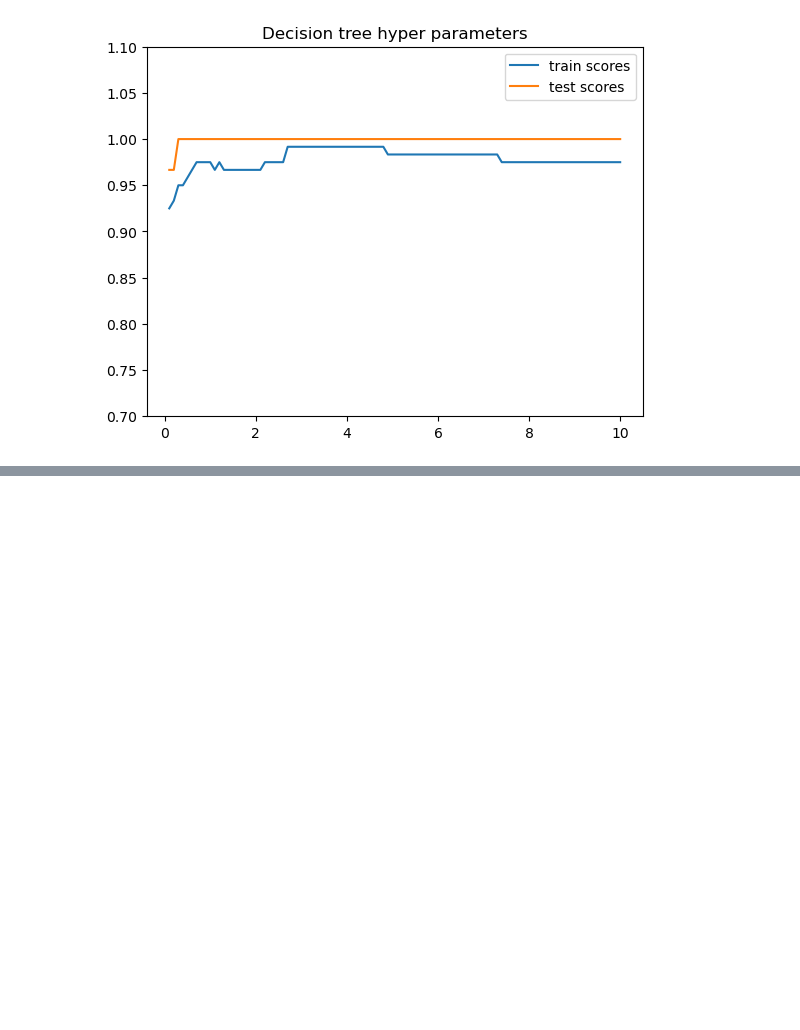
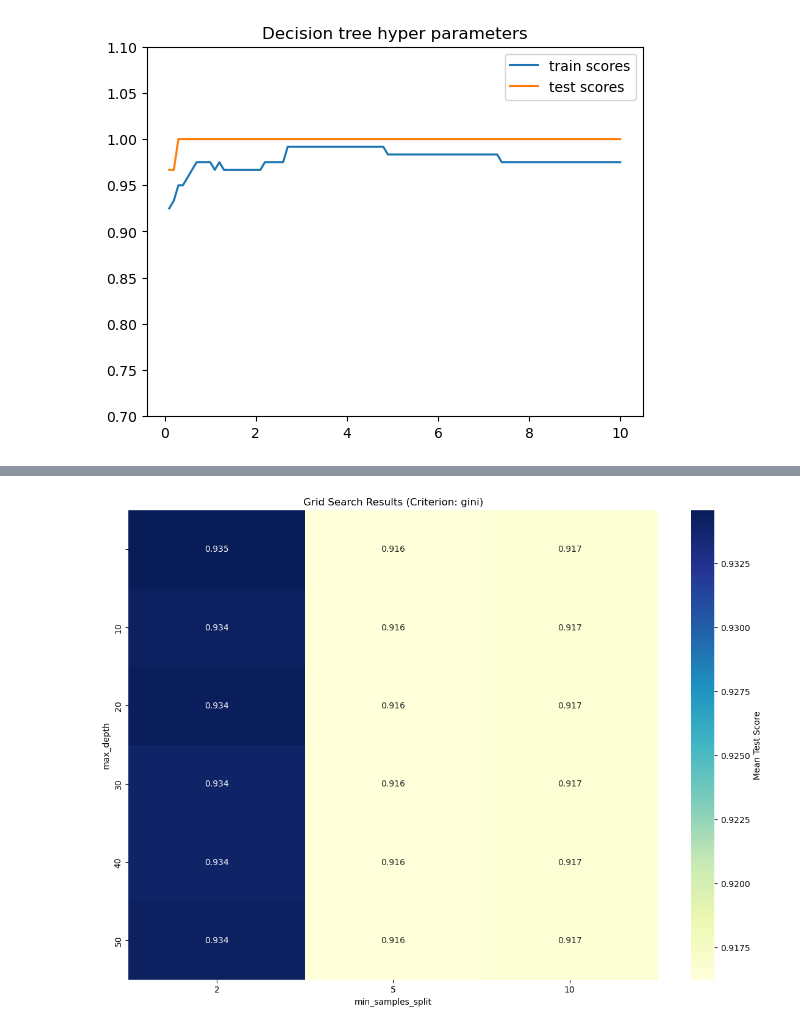
Before and after one commit to ruslooob/ai, a Jupyter notebook: notebooks/second_lab.ipynb, the cells around one changed output, grey strips where cells are left out. Saved outputs shown, nothing was run; the diff lists cells and outputs as text; code cells hidden in the pictures; blank space fills up the shorter version.

```diff
--- a/notebooks/second_lab.ipynb
+++ b/notebooks/second_lab.ipynb
@@ -320,0 +373,37 @@ plt.legend()
+# %%
+import seaborn as sns
+
+param_grid = {
+    'criterion': ['gini', 'entropy'],
+    'max_depth': [None, 10, 20, 30, 40, 50],
+    'min_samples_split': [2, 5, 10],
+    'min_samples_leaf': np.arange(1, 21)
+}
+
+dt = DecisionTreeClassifier()
+
+grid_search = GridSearchCV(estimator=dt, param_grid=param_grid, cv=5, scoring='accuracy')
+grid_search.fit(x_train, y_train)  # Replace X and y with your data
+
+scores = grid_search.cv_results_['mean_test_score']
+
+scores = scores.reshape(len(param_grid['criterion']),
+                        len(param_grid['max_depth']),
+                        len(param_grid['min_samples_split']),
+                        len(param_grid['min_samples_leaf']))
+
+criterion_values = param_grid['criterion']
+max_depth_values = param_grid['max_depth']
+min_samples_split_values = param_grid['min_samples_split']
+min_samples_leaf_values = param_grid['min_samples_leaf']
+
+plt.figure(figsize=(14, 10))
+sns.heatmap(scores.mean(axis=(0, 3)), annot=True, fmt=".3f", cmap='YlGnBu',
+            xticklabels=min_samples_split_values, yticklabels=max_depth_values,
+            cbar_kws={'label': 'Mean Test Score'})
+plt.xlabel('min_samples_split')
+plt.ylabel('max_depth')
+plt.title(f'Grid Search Results (Criterion: {criterion_values[0]})')
+plt.show()
+# %% [output]
+[figure, added]
```
Also changed, not shown: parts of 6 cells of this notebook.
